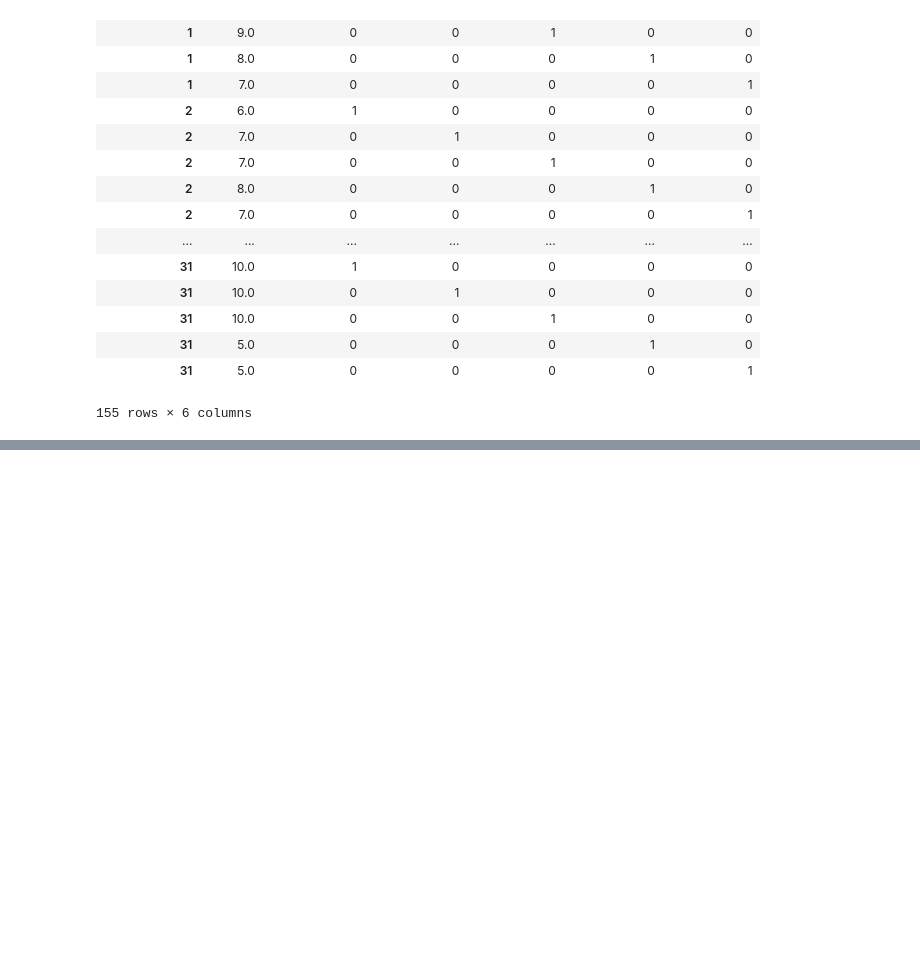
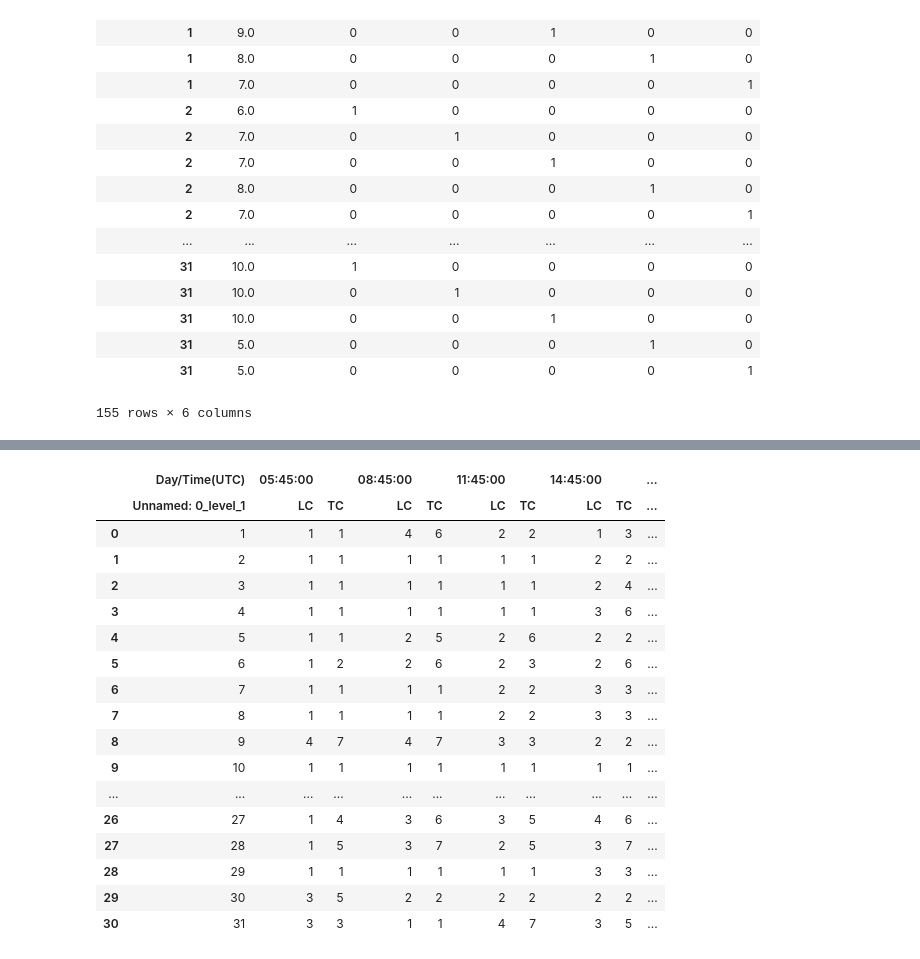
Before and after one commit to kaushu42/weather-forecast-nepal, a Jupyter notebook: preprocess.ipynb, the cells around one changed output, grey strips where cells are left out. Cells and saved outputs as stored; diff of their text form; code cells hidden in the pictures; blank space fills up the shorter version.

Commit message:
Preprocessing for dew point, QFE as well. Doing for cloud

```diff
--- a/preprocess.ipynb
+++ b/preprocess.ipynb
@@ -48,0 +127,5 @@ df
+# %%
+df = pd.read_excel(xls, sheet_name='cloud', skiprows=4)
+df = df.set_index('Unnamed: 0')
+df.index.name = 'Day/Time(UTC) 	'
+df.head()
@@ -48,0 +140,21 @@ df
+# %%
+df
+# %% [output]
+|  | Day/Time(UTC) | 05:45:00 |  | 08:45:00 |  | 11:45:00 |  | 14:45:00 |  | ... |
+|  | Unnamed: 0_level_1 | LC | TC | LC | TC | LC | TC | LC | TC | ... |
+| 0 | 1 | 1 | 1 | 4 | 6 | 2 | 2 | 1 | 3 | ... |
+| 1 | 2 | 1 | 1 | 1 | 1 | 1 | 1 | 2 | 2 | ... |
+| 2 | 3 | 1 | 1 | 1 | 1 | 1 | 1 | 2 | 4 | ... |
+| 3 | 4 | 1 | 1 | 1 | 1 | 1 | 1 | 3 | 6 | ... |
+| 4 | 5 | 1 | 1 | 2 | 5 | 2 | 6 | 2 | 2 | ... |
+| 5 | 6 | 1 | 2 | 2 | 6 | 2 | 3 | 2 | 6 | ... |
+| 6 | 7 | 1 | 1 | 1 | 1 | 2 | 2 | 3 | 3 | ... |
+| 7 | 8 | 1 | 1 | 1 | 1 | 2 | 2 | 3 | 3 | ... |
+| 8 | 9 | 4 | 7 | 4 | 7 | 3 | 3 | 2 | 2 | ... |
+| 9 | 10 | 1 | 1 | 1 | 1 | 1 | 1 | 1 | 1 | ... |
+| ... | ... | ... | ... | ... | ... | ... | ... | ... | ... | ... |
+| 26 | 27 | 1 | 4 | 3 | 6 | 3 | 5 | 4 | 6 | ... |
+| 27 | 28 | 1 | 5 | 3 | 7 | 2 | 5 | 3 | 7 | ... |
+| 28 | 29 | 1 | 1 | 1 | 1 | 1 | 1 | 3 | 3 | ... |
+| 29 | 30 | 3 | 5 | 2 | 2 | 2 | 2 | 2 | 2 | ... |
+| 30 | 31 | 3 | 3 | 1 | 1 | 4 | 7 | 3 | 5 | ... |
```
Also changed, not shown: parts of 11 cells of this notebook.
